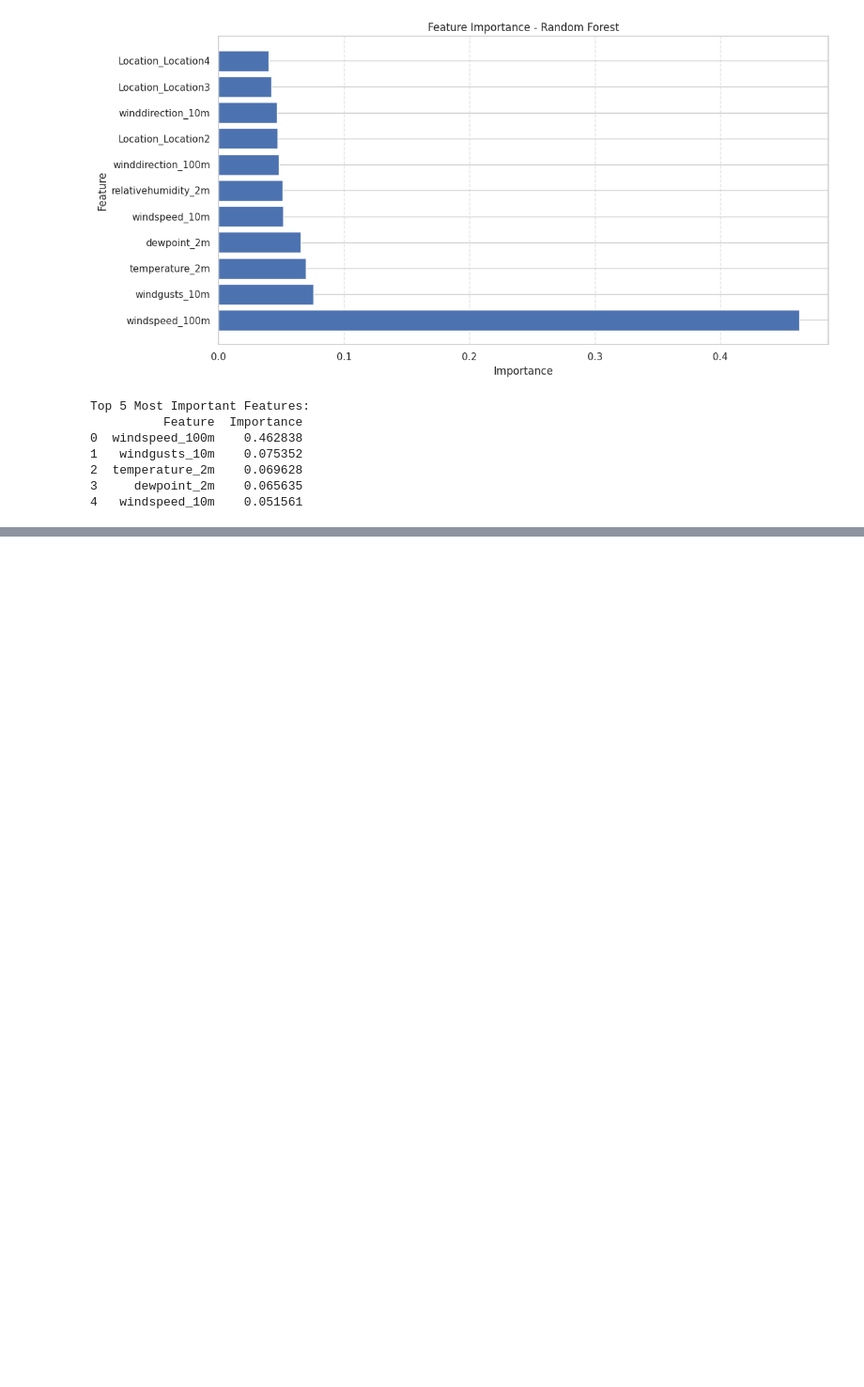
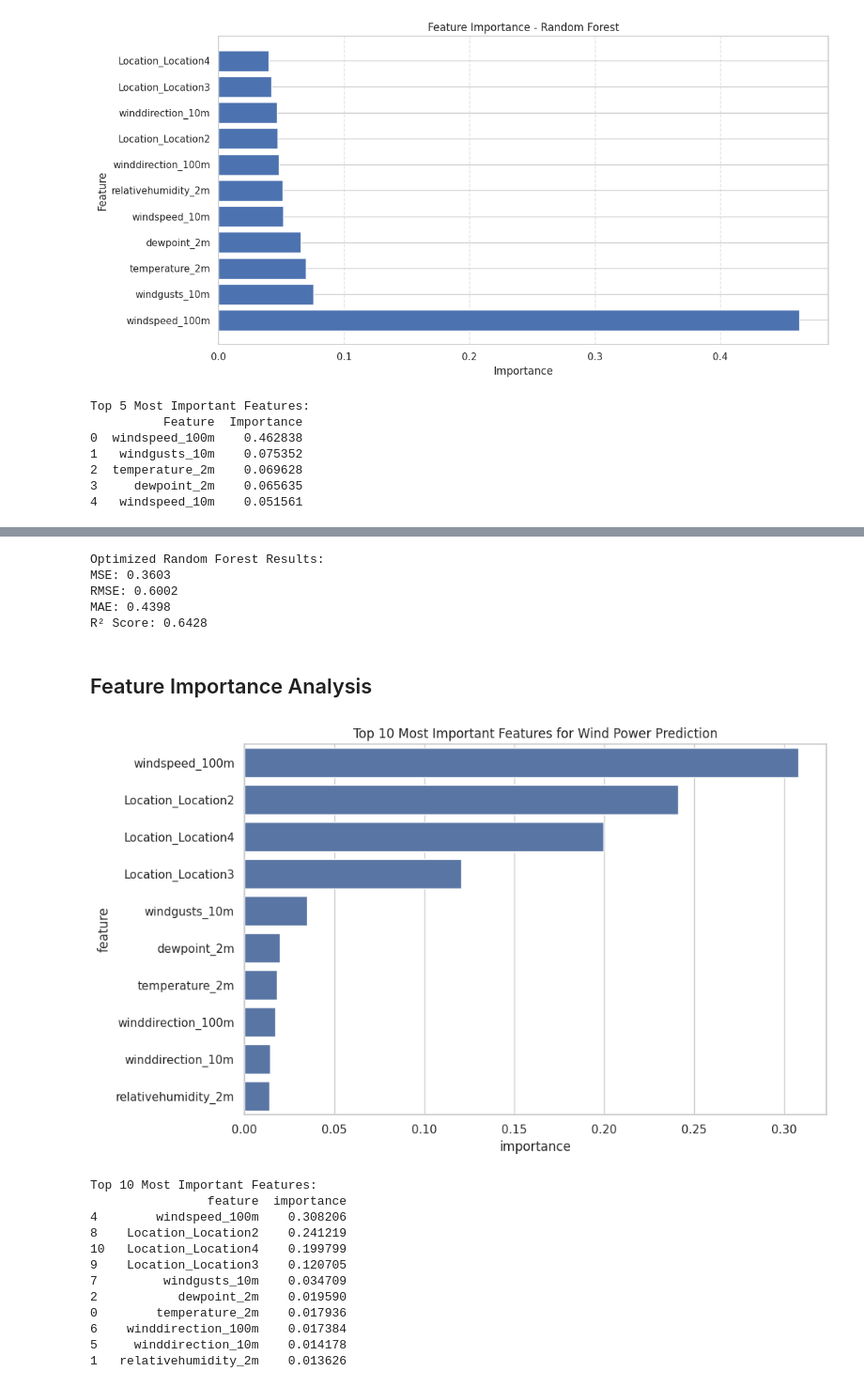
Before and after one commit to SatoruZati/Wind-Power-Generation-Forecasting, a Jupyter notebook: main.ipynb, the cells around one changed output, grey strips where cells are left out. Shown at 94% size. Drawn from its saved outputs; the diff is of its cells as text; code cells hidden in the pictures; blank space fills up the shorter version.

```diff
--- a/main.ipynb
+++ b/main.ipynb
@@ -873,0 +923,52 @@ Based on our model evaluation, we can draw the following conclusions:
+# %%
+# Evaluate the best model
+y_pred = best_rf.predict(X_test)
+mse = mean_squared_error(y_test, y_pred)
+rmse = np.sqrt(mse)
+mae = mean_absolute_error(y_test, y_pred)
+r2 = r2_score(y_test, y_pred)
+
+print('Optimized Random Forest Results:')
+print(f'MSE: {mse:.4f}')
+print(f'RMSE: {rmse:.4f}')
+print(f'MAE: {mae:.4f}')
+print(f'R² Score: {r2:.4f}')
+# %% [output]
+Optimized Random Forest Results:
+MSE: 0.3603
+RMSE: 0.6002
+MAE: 0.4398
+R² Score: 0.6428
+# %% [markdown]
+## Feature Importance Analysis
+# %%
+# Analyze feature importance from the best Random Forest model
+feature_importances = pd.DataFrame(
+    {'feature': X_train.columns,
+     'importance': best_rf.feature_importances_}
+).sort_values('importance', ascending=False)
+
+# Visualize top 10 features
+plt.figure(figsize=(10, 6))
+sns.barplot(x='importance', y='feature', data=feature_importances.head(10))
+plt.title('Top 10 Most Important Features for Wind Power Prediction')
+plt.tight_layout()
+plt.show()
+
+# Print feature importance table
+print("Top 10 Most Important Features:")
+print(feature_importances.head(10))
+# %% [output]
+[figure, added]
+Top 10 Most Important Features:
+                feature  importance
+4        windspeed_100m    0.308206
+8    Location_Location2    0.241219
+10   Location_Location4    0.199799
+9    Location_Location3    0.120705
+7         windgusts_10m    0.034709
+2           dewpoint_2m    0.019590
+0        temperature_2m    0.017936
+6    winddirection_100m    0.017384
+5     winddirection_10m    0.014178
+1   relativehumidity_2m    0.013626
```
Also changed, not shown: parts of 27 cells of this notebook, 1 other file.
